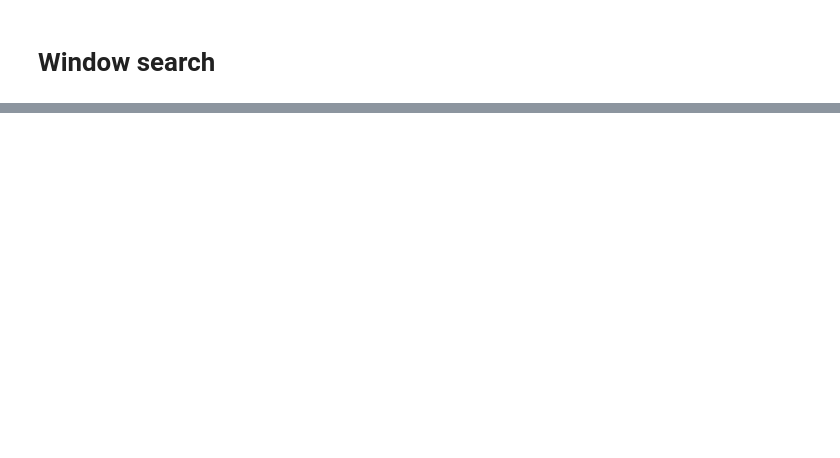
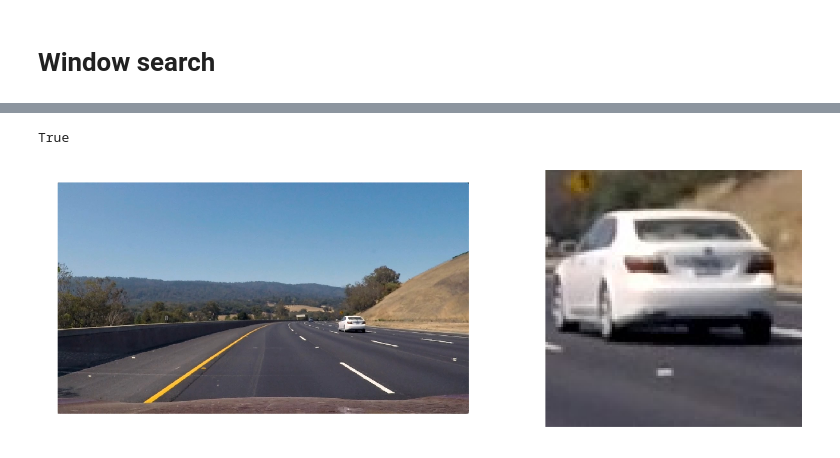
Before and after one commit to ramseykhalaf/CarND-Vehicle-Detection, a Jupyter notebook: vehicle_detection.ipynb, the cells around one changed output, grey strips where cells are left out. Saved outputs shown, nothing was run; the diff lists cells and outputs as text; code cells hidden in the pictures; blank space fills up the shorter version.

```diff
--- a/vehicle_detection.ipynb
+++ b/vehicle_detection.ipynb
@@ -333,0 +367,27 @@ Grid scores on development set:
+# %%
+def is_car(window_pixels):
+    window_pixels_resized = cv2.resize(window_pixels, (model_size, model_size))
+#     window_pixels_resized = window_pixels
+
+    hogs = images_to_hogs([window_pixels_resized], **model_params)
+    window_X = np.vstack(hogs)
+    window_X = scaler.transform(window_X)
+    pred = model.predict(window_X)[0]
+
+#     print(window_pixels.shape)
+#     print(window_pixels_resized.shape)
+#     print(window_X.shape)
+#     print(pred)
+    return bool(pred)
+
+# draw_side_by_side(car_images[0], notcar_images[0])
+
+is_car(car_images[0])
+is_car(car_images[1])
+is_car(car_images[2])
+is_car(car_images[3])
+
+is_car(notcar_images[0])
+is_car(notcar_images[1])
+is_car(notcar_images[2])
+is_car(notcar_images[3])
@@ -335,0 +503,7 @@ Grid scores on development set:
+# %%
+test3 = plt.imread('test_images/test3.jpg')
+draw_side_by_side(test3, test3[400:500, 870:970])
+print(is_car(test3[400:500, 870:970]))
+# %% [output]
+True
+[figure, added]
```
Also changed, not shown: parts of 20 cells of this notebook.
